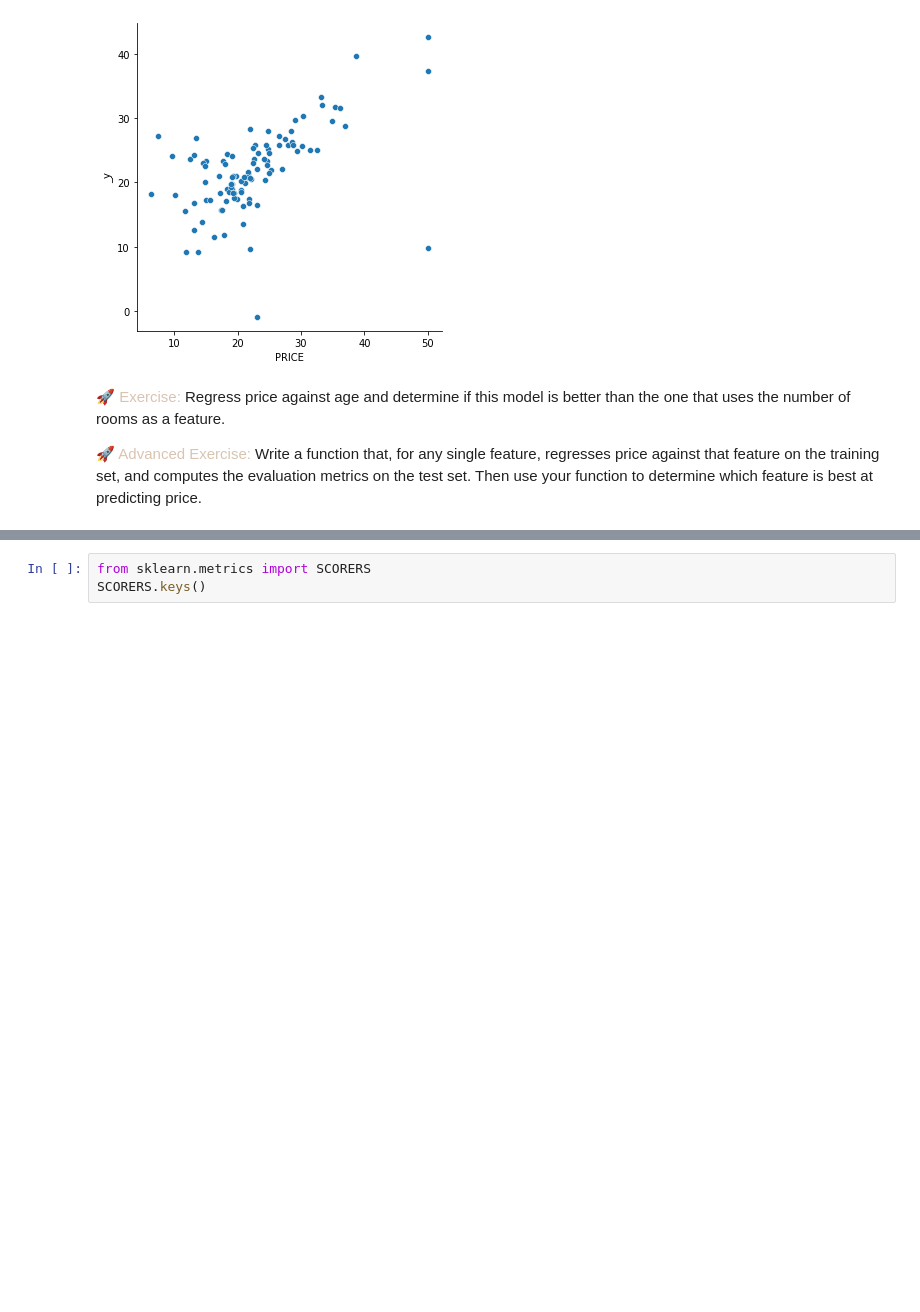
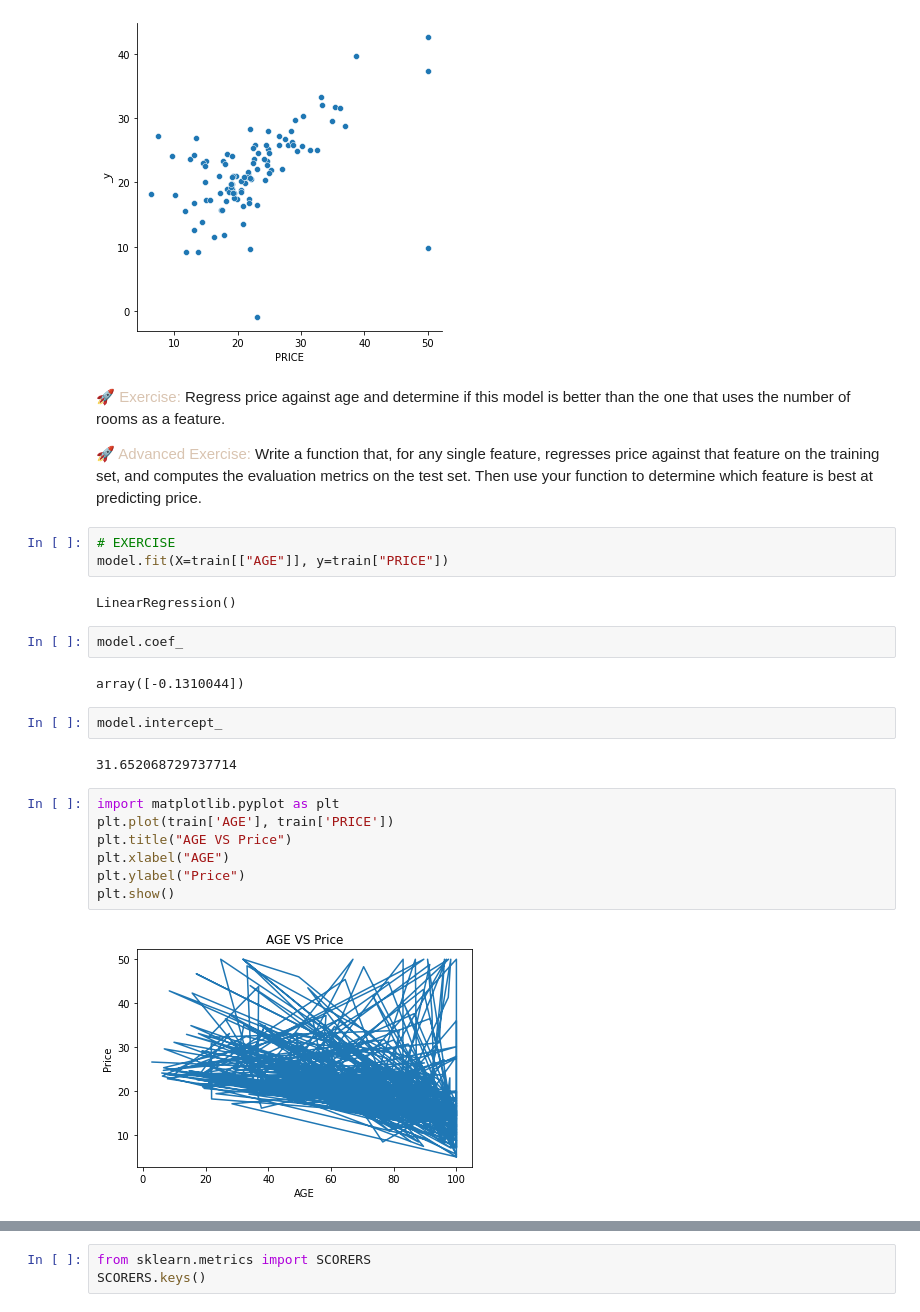
Before and after one commit to joykangangi/DataSciencePlayground, a Jupyter notebook: Linear_Regression.ipynb, the cells around one changed output, grey strips where cells are left out. Cells and saved outputs as stored; diff of their text form; blank space fills up the shorter version.

Commit message:
Exercise1

```diff
--- a/Linear_Regression.ipynb
+++ b/Linear_Regression.ipynb
@@ -280,3 +280,25 @@ sns.relplot(x=test['PRICE'], y=y_hat, kind="scatter")
 🚀 <font color='#d9c4b1'> Exercise: </font> Regress price against age and determine if this model is better than the one that uses the number of rooms as a feature.
 
 🚀 <font color='#d9c4b1'> Advanced Exercise: </font> Write a function that, for any single feature, regresses price against that feature on the training set, and computes the evaluation metrics on the test set. Then use your function to determine which feature is best at predicting price.
+# %%
+# EXERCISE
+model.fit(X=train[["AGE"]], y=train["PRICE"])
+# %% [output]
+LinearRegression()
+# %%
+model.coef_
+# %% [output]
+array([-0.1310044])
+# %%
+model.intercept_
+# %% [output]
+31.652068729737714
+# %%
+import matplotlib.pyplot as plt
+plt.plot(train['AGE'], train['PRICE'])
+plt.title("AGE VS Price")
+plt.xlabel("AGE")
+plt.ylabel("Price")
+plt.show()
+# %% [output]
+[figure, added]
```
Also changed, not shown: parts of 9 cells of this notebook.
